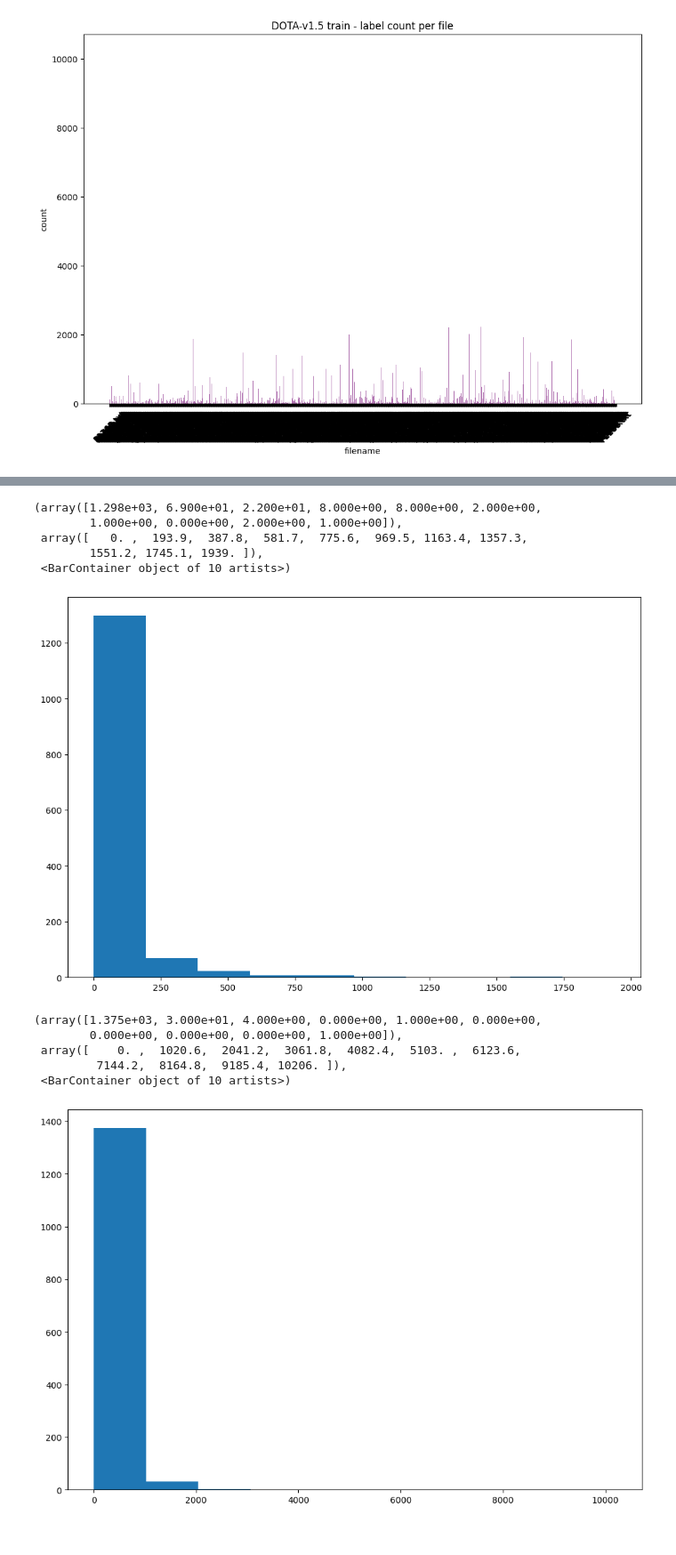
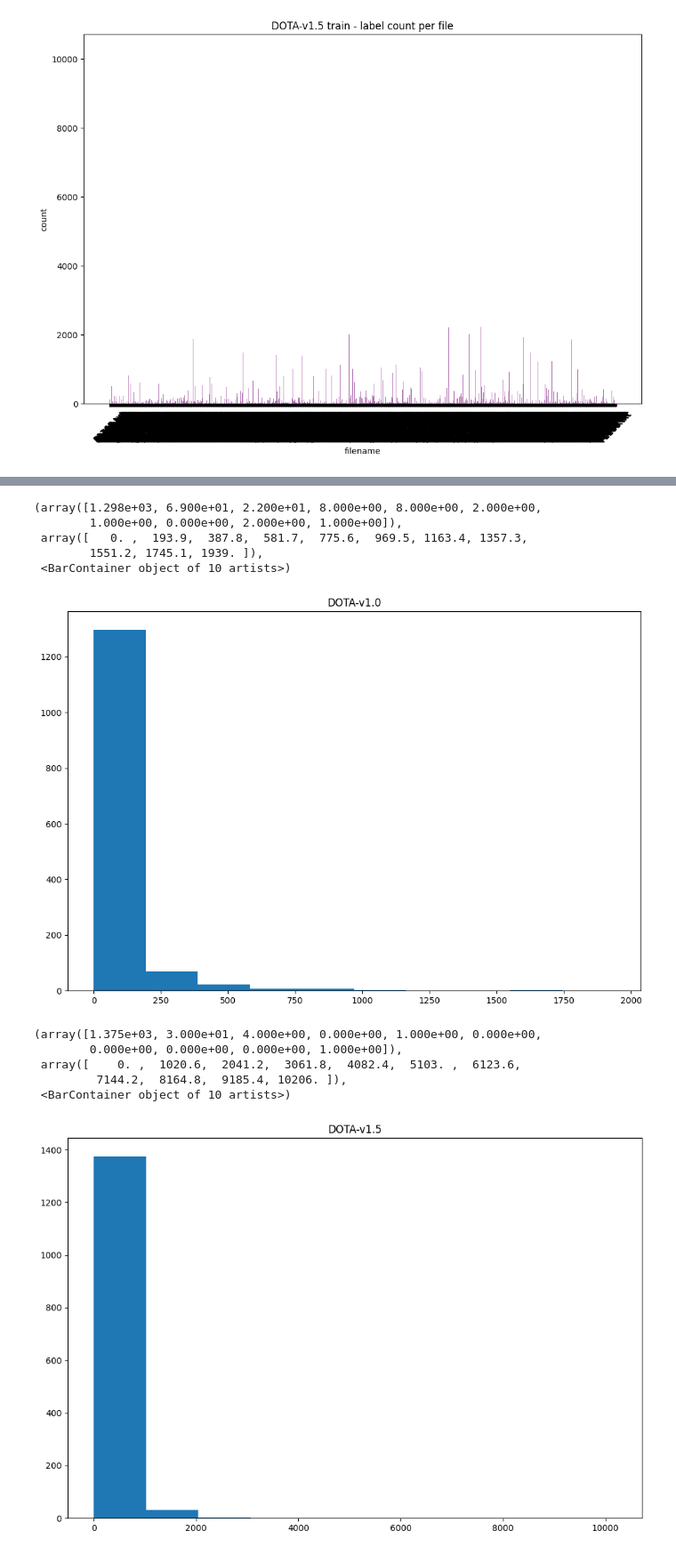
Before and after one commit to ziippy/modoo-cv, a Jupyter notebook: DOTA_data_analyzer.ipynb, the cells around one changed output, grey strips where cells are left out. Shown at 89% size. Drawn from its saved outputs; the diff is of its cells as text; code cells hidden in the pictures.

```diff
--- a/DOTA_data_analyzer.ipynb
+++ b/DOTA_data_analyzer.ipynb
@@ -10,7 +10,7 @@ annotation 파일별 label 된 개수가 너무 많아서 가끔 CUDA OOM 이
 import os
 from glob import glob
 # %%
-def get_dota_analyzed_info(path, path_splitter='/'):
+def get_dota_analyzed_info(path, remove_meta=True, path_splitter='/'):
     annotation_path = path
 
     file_list = glob(annotation_path)
@@ -28,7 +28,9 @@ def get_dota_analyzed_info(path, path_splitter='/'):
         filename = file.split(path_splitter)[-1]
         with open(file) as f:
             annotations = f.readlines()
-            anno_count = len(annotations) - 2       # 2 means meta row count
+            anno_count = len(annotations)
+            if remove_meta is True:
+                anno_count -= 2       # 2 means meta row count
 
         filename_list.append(filename)
         anno_count_list.append(anno_count)
@@ -97,7 +165,7 @@ train_info_15[2:]
 # DOTA-v1.5 val
 path = '../dl_data/DOTA-v1.0-v1.5/val/DOTA-v1.5_val/*.txt'
 
-train_info_15 = get_dota_analyzed_info(path)
-train_info_15[2:]
+val_info_15 = get_dota_analyzed_info(path)
+val_info_15[2:]
 # %% [output]
 [1, 8609, 69565]
@@ -114,5 +290,6 @@ draw_graph('DOTA-v1.5 train', train_info_15)
 # %%
 plt.figure(figsize=(12,8))
+plt.title('DOTA-v1.0')
 plt.hist(train_info[1])
 # %% [output]
 (array([1.298e+03, 6.900e+01, 2.200e+01, 8.000e+00, 8.000e+00, 2.000e+00,
@@ -120,14 +297,15 @@ plt.hist(train_info[1])
  array([   0. ,  193.9,  387.8,  581.7,  775.6,  969.5, 1163.4, 1357.3,
         1551.2, 1745.1, 1939. ]),
  <BarContainer object of 10 artists>)
-[figure, old version]
+[figure, new version]
 # %%
 plt.figure(figsize=(12,8))
+plt.title('DOTA-v1.5')
 plt.hist(train_info_15[1])
 # %% [output]
 (array([1.375e+03, 3.000e+01, 4.000e+00, 0.000e+00, 1.000e+00, 0.000e+00,
         0.000e+00, 0.000e+00, 0.000e+00, 1.000e+00]),
  array([    0. ,  1020.6,  2041.2,  3061.8,  4082.4,  5103. ,  6123.6,
          7144.2,  8164.8,  9185.4, 10206. ]),
  <BarContainer object of 10 artists>)
-[figure, old version]
+[figure, new version]
```
Also changed, not shown: parts of 18 cells of this notebook.
